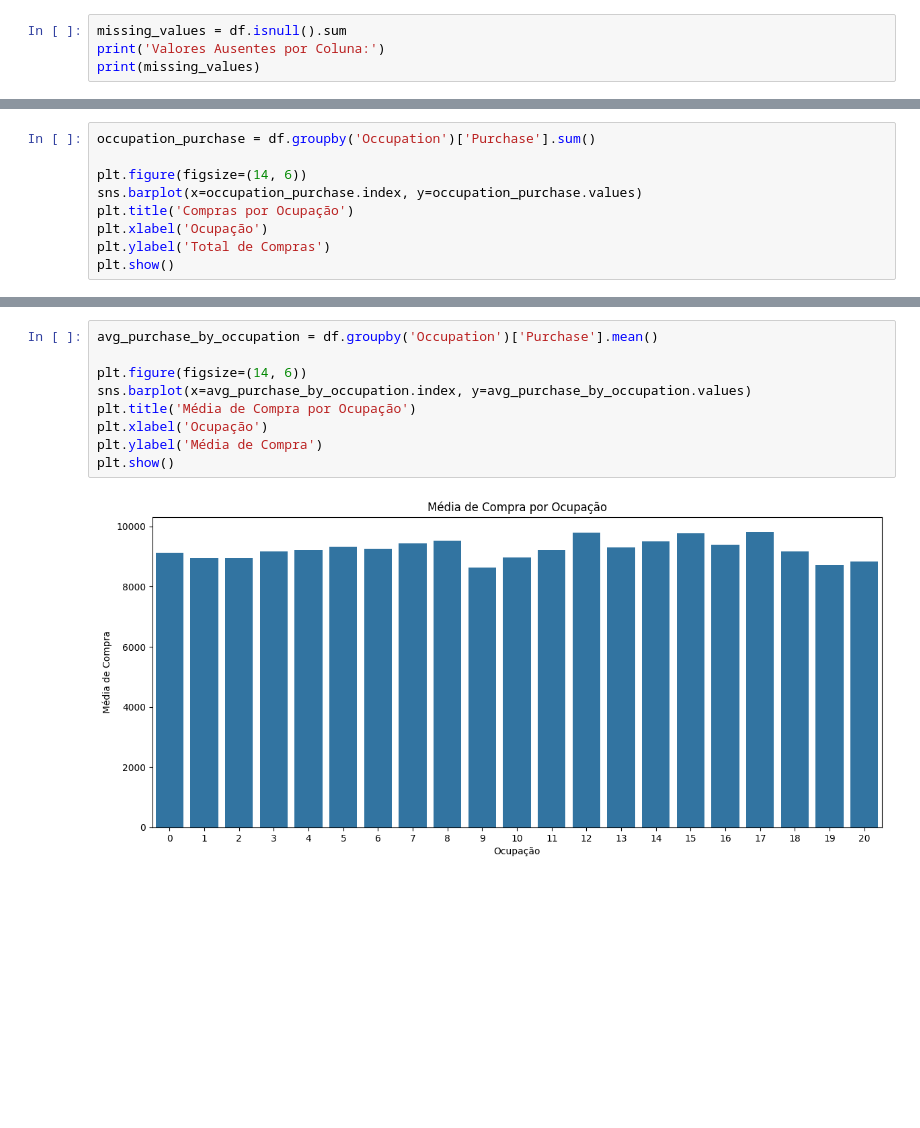
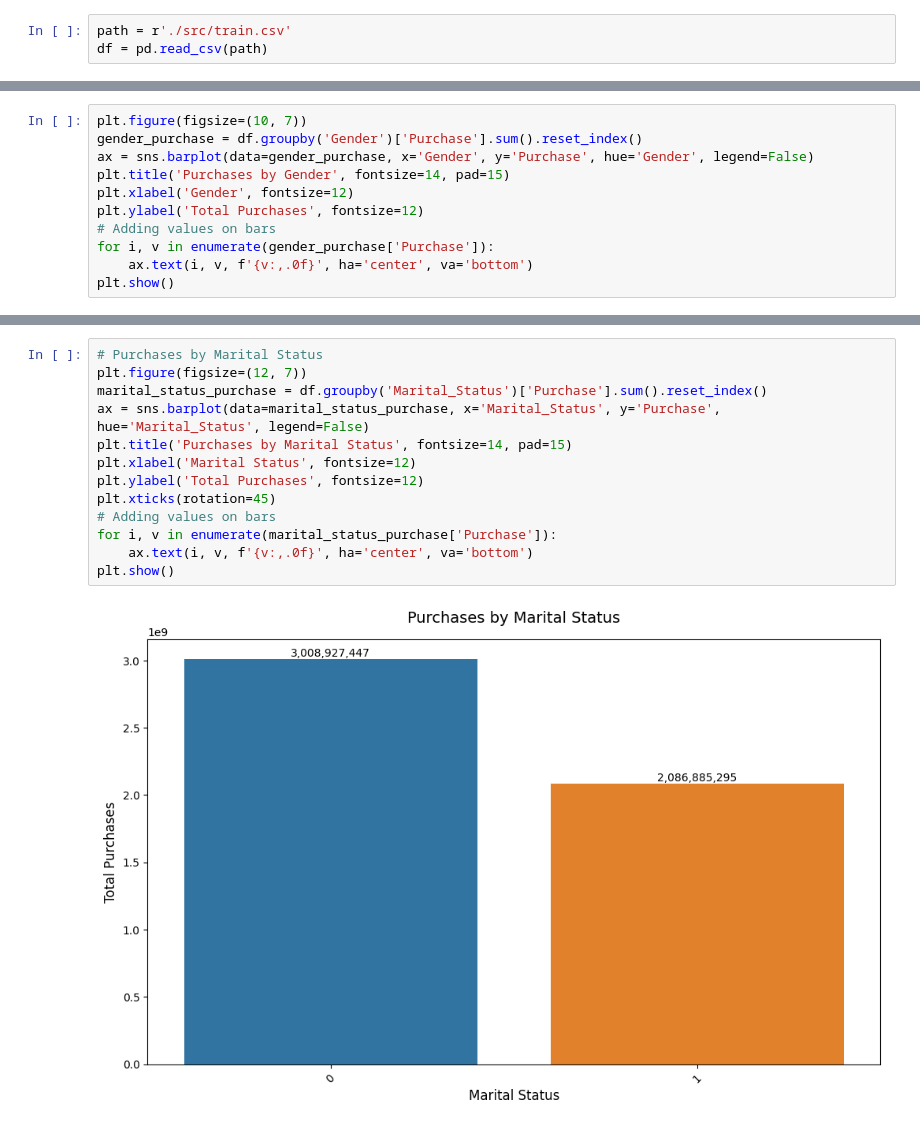
Before and after one commit to ntsation/consumer-purchase-analysis, a Jupyter notebook: black_friday_EDA.ipynb, the cells around one changed output, grey strips where cells are left out. Cells and saved outputs as stored; diff of their text form; blank space fills up the shorter version.

```diff
--- a/black_friday_EDA.ipynb
+++ b/black_friday_EDA.ipynb
@@ -51,4 +12,3 @@ max              18.000000           18.000000   23961.000000
 # %%
-missing_values = df.isnull().sum
-print('Valores Ausentes por Coluna:')
-print(missing_values)
+path = r'./src/train.csv'
+df = pd.read_csv(path)
@@ -179,10 +138,12 @@ plt.show()
 # %%
-occupation_purchase = df.groupby('Occupation')['Purchase'].sum()
-
-plt.figure(figsize=(14, 6))
-sns.barplot(x=occupation_purchase.index, y=occupation_purchase.values)
-plt.title('Compras por Ocupação')
-plt.xlabel('Ocupação')
-plt.ylabel('Total de Compras')
+plt.figure(figsize=(10, 7))
+gender_purchase = df.groupby('Gender')['Purchase'].sum().reset_index()
+ax = sns.barplot(data=gender_purchase, x='Gender', y='Purchase', hue='Gender', legend=False)
+plt.title('Purchases by Gender', fontsize=14, pad=15)
+plt.xlabel('Gender', fontsize=12)
+plt.ylabel('Total Purchases', fontsize=12)
+# Adding values on bars
+for i, v in enumerate(gender_purchase['Purchase']):
+    ax.text(i, v, f'{v:,.0f}', ha='center', va='bottom')
 plt.show()
 # %% [output]
@@ -192,12 +154,16 @@ plt.show()
 # %%
-avg_purchase_by_occupation = df.groupby('Occupation')['Purchase'].mean()
-
-plt.figure(figsize=(14, 6))
-sns.barplot(x=avg_purchase_by_occupation.index, y=avg_purchase_by_occupation.values)
-plt.title('Média de Compra por Ocupação')
-plt.xlabel('Ocupação')
-plt.ylabel('Média de Compra')
+# Purchases by Marital Status
+plt.figure(figsize=(12, 7))
+marital_status_purchase = df.groupby('Marital_Status')['Purchase'].sum().reset_index()
+ax = sns.barplot(data=marital_status_purchase, x='Marital_Status', y='Purchase', hue='Marital_Status', legend=False)
+plt.title('Purchases by Marital Status', fontsize=14, pad=15)
+plt.xlabel('Marital Status', fontsize=12)
+plt.ylabel('Total Purchases', fontsize=12)
+plt.xticks(rotation=45)
+# Adding values on bars
+for i, v in enumerate(marital_status_purchase['Purchase']):
+    ax.text(i, v, f'{v:,.0f}', ha='center', va='bottom')
 plt.show()
 # %% [output]
-[figure, old version]
+[figure, new version]
 # %% [markdown]
```
Also changed, not shown: parts of 30 cells of this notebook.
